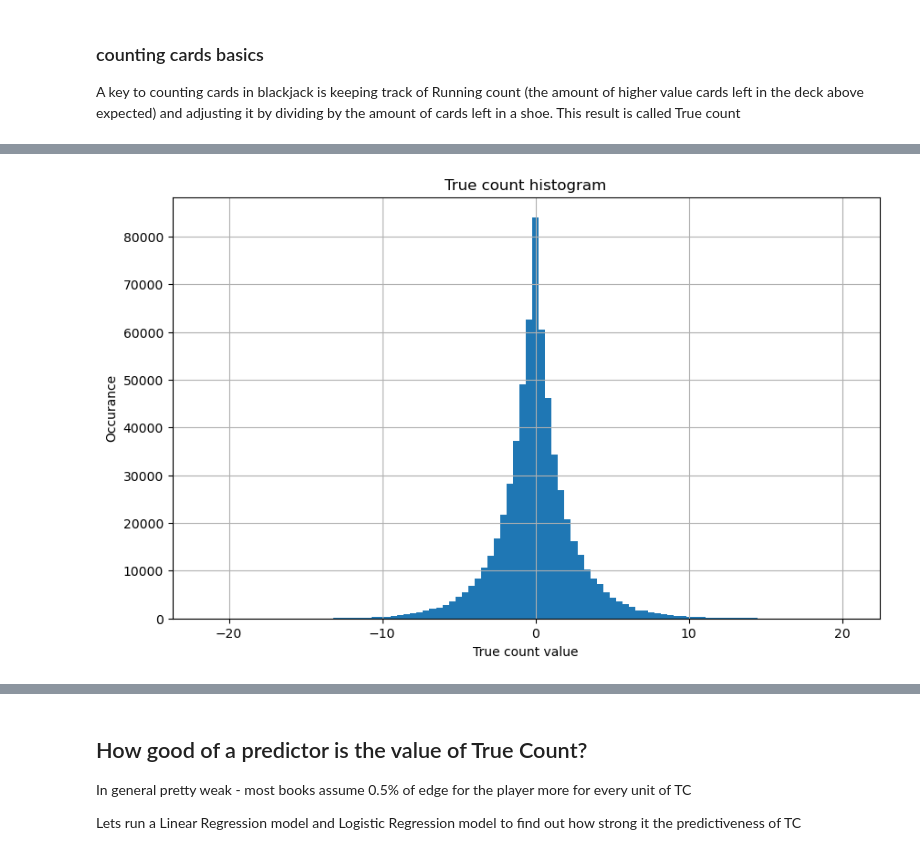
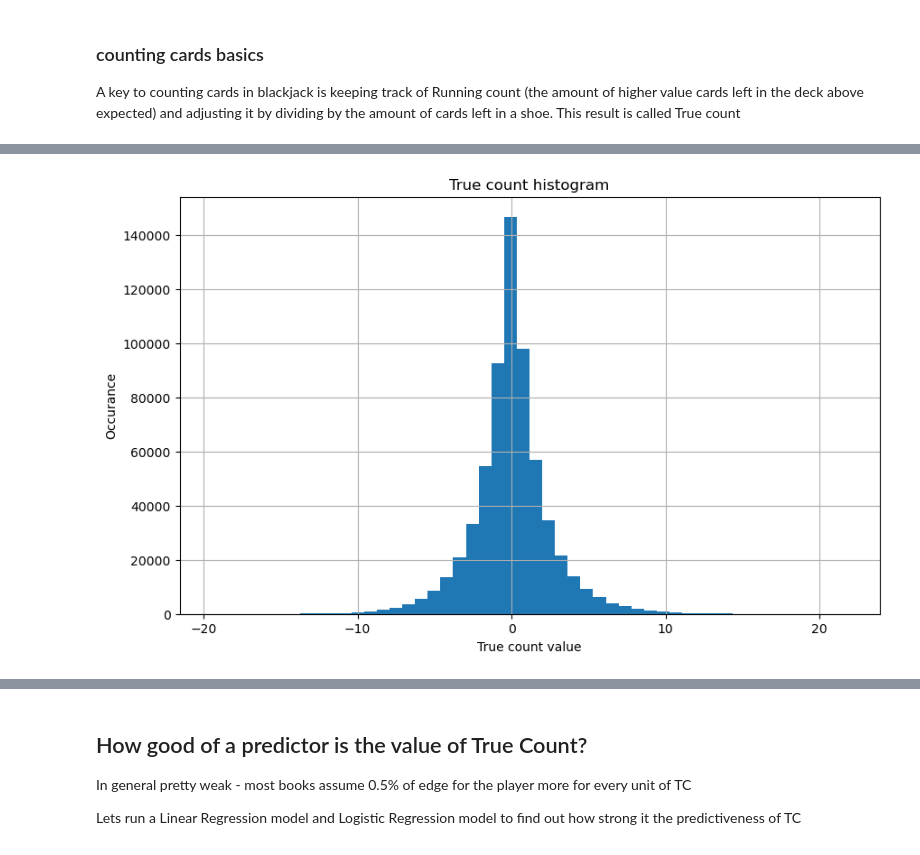
Before and after one commit to tomo-lord/BlackJack, a Jupyter notebook: BlackJack simulator.ipynb, the cells around one changed output, grey strips where cells are left out. Saved outputs shown, nothing was run; the diff lists cells and outputs as text; code cells hidden in the pictures.

```diff
--- a/BlackJack simulator.ipynb
+++ b/BlackJack simulator.ipynb
@@ -69,12 +56,12 @@ plt.show()
 # %%
 plt.figure(figsize=(10, 6))
-data['True count'].hist(bins=100)
+data['True count'].hist(bins=50)
 plt.title('True count histogram')
 plt.xlabel('True count value')
 plt.ylabel('Occurance')
 plt.show()
 # %% [output]
-[figure, old version]
+[figure, new version]
 # %%
 plt.figure(figsize=(10, 6))
 data['$result'].hist(bins=19)
```
Also changed, not shown: parts of 18 cells of this notebook, 2 other files.
